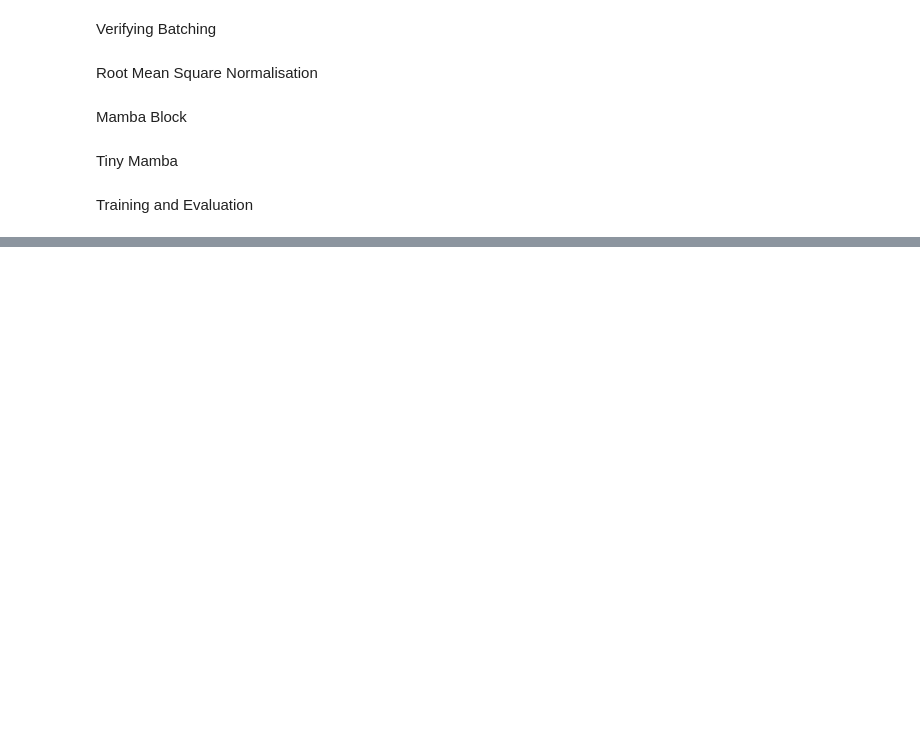
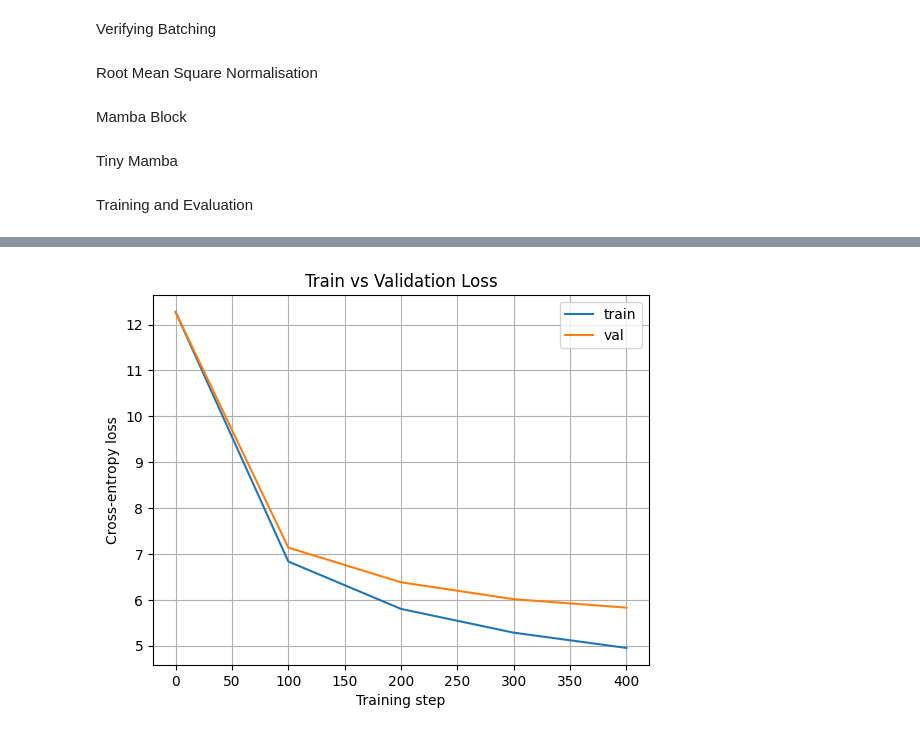
Before and after one commit to Bukunmi2108/ml-journey, a Jupyter notebook: research/p1/mamba/mamba.ipynb, the cells around one changed output, grey strips where cells are left out. Saved outputs shown, nothing was run; the diff lists cells and outputs as text; code cells hidden in the pictures; blank space fills up the shorter version.

```diff
--- a/research/p1/mamba/mamba.ipynb
+++ b/research/p1/mamba/mamba.ipynb
@@ -50,7 +50,7 @@ d_state = 16
 n_layers = 4
 eps = 1e-6
 learning_rate = 1e-3
-max_iters = 200
+max_iters = 500
 eval_interval = 100
 d_conv = 4
 expand_factor = 2
@@ -145,7 +145,7 @@ class TinyMamba(nn.Module):
         self.rmsnorm = RMSNorm(d_model, eps)
         self.lm_head = nn.Linear(d_model, vocab_size, bias=False)
 
-    def forward(self, idx, targets):
+    def forward(self, idx, targets=None):
         x = self.token_embedding(idx)
         for block in self.blocks:
             x = block(x)
@@ -206,0 +213,12 @@ for step in range(max_iters):
+# %%
+plt.plot(train_loss_history.keys(), train_loss_history.values(), label="train")
+plt.plot(val_loss_history.keys(), val_loss_history.values(), label="val")
+
+plt.xlabel("Training step")
+plt.ylabel("Cross-entropy loss")
+plt.title("Train vs Validation Loss")
+plt.legend()
+plt.grid(True)
+plt.show()
+# %% [output]
+[figure, added]
```
Also changed, not shown: parts of 4 cells of this notebook.
